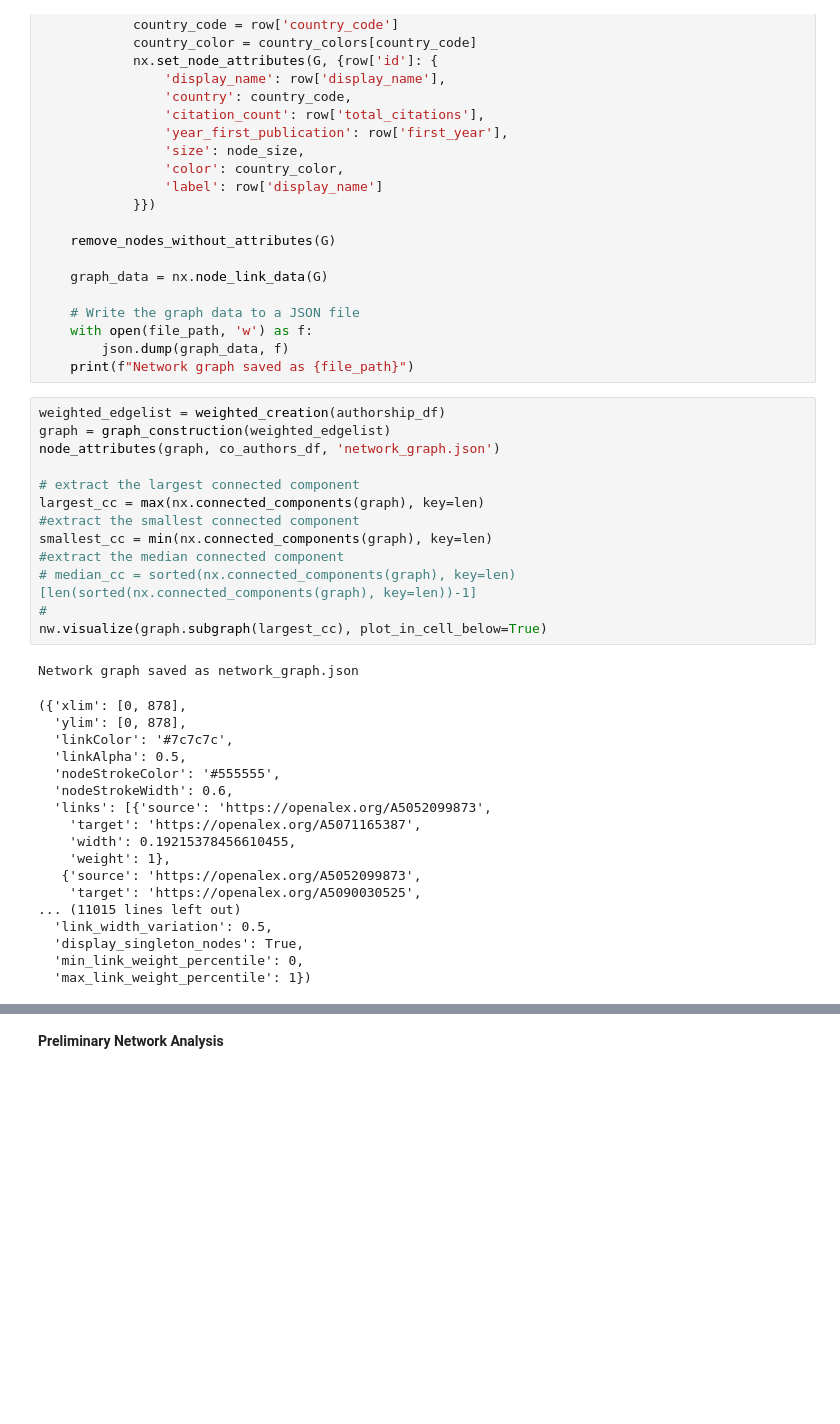
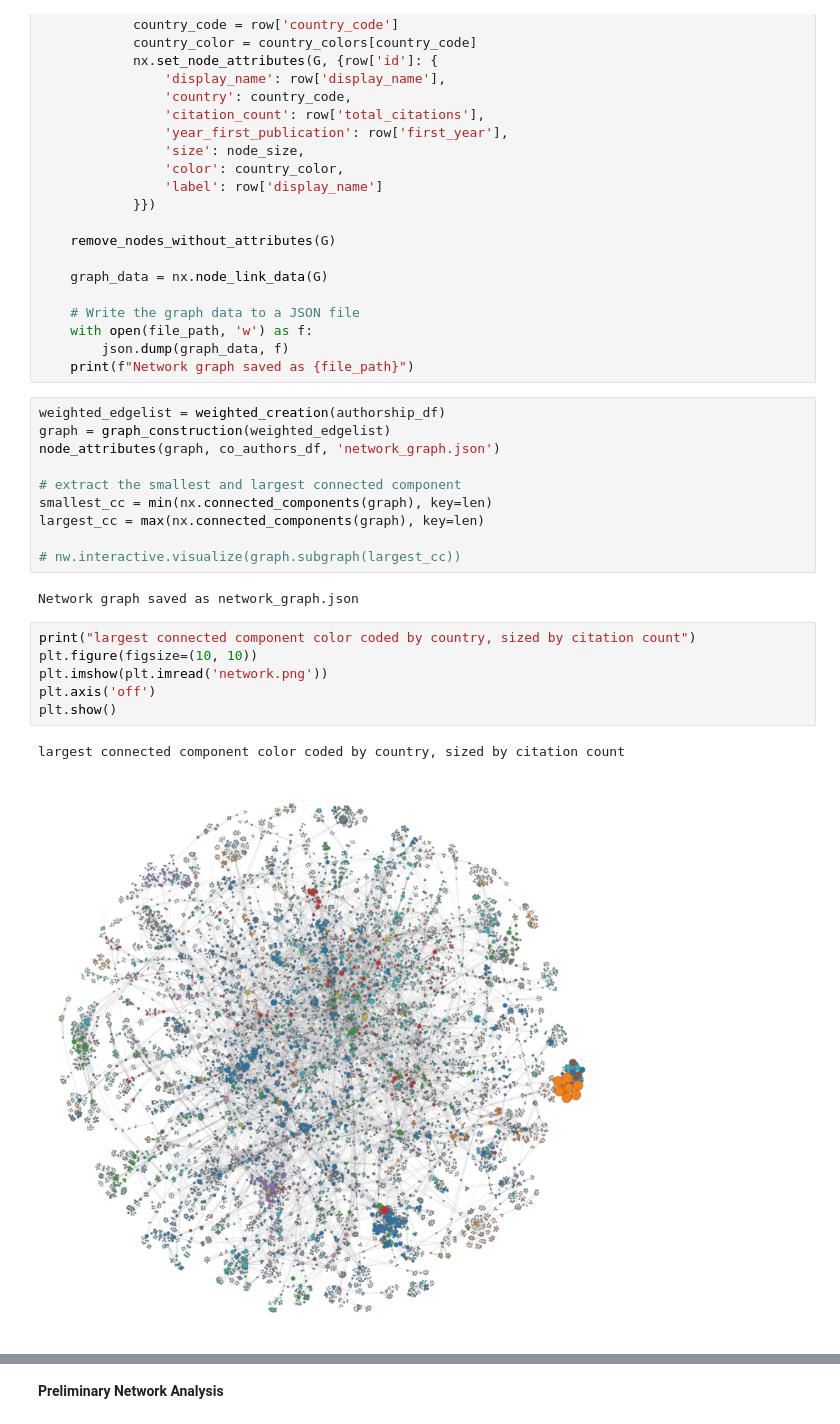
Before and after one commit to LucasEmcken/SocialScienceAssignments, a Jupyter notebook: Assignment1/Assignment1.ipynb, the cells around one changed output, grey strips where cells are left out. Cells and saved outputs as stored; diff of their text form; blank space fills up the shorter version.

```diff
--- a/Assignment1/Assignment1.ipynb
+++ b/Assignment1/Assignment1.ipynb
@@ -602,30 +626,19 @@ weighted_edgelist = weighted_creation(authorship_df)
 graph = graph_construction(weighted_edgelist)
 node_attributes(graph, co_authors_df, 'network_graph.json')
 
-# extract the largest connected component
+# extract the smallest and largest connected component
+smallest_cc = min(nx.connected_components(graph), key=len)
 largest_cc = max(nx.connected_components(graph), key=len)
-#extract the smallest connected component
-smallest_cc = min(nx.connected_components(graph), key=len)
-#extract the median connected component
-# median_cc = sorted(nx.connected_components(graph), key=len)[len(sorted(nx.connected_components(graph), key=len))-1]
-#
-nw.visualize(graph.subgraph(largest_cc), plot_in_cell_below=True)
+
+# nw.interactive.visualize(graph.subgraph(largest_cc))
 # %% [output]
 Network graph saved as network_graph.json
-({'xlim': [0, 878],
-  'ylim': [0, 878],
-  'linkColor': '#7c7c7c',
-  'linkAlpha': 0.5,
-  'nodeStrokeColor': '#555555',
-  'nodeStrokeWidth': 0.6,
-  'links': [{'source': 'https://openalex.org/A5052099873',
-    'target': 'https://openalex.org/A5071165387',
-    'width': 0.19215378456610455,
-    'weight': 1},
-   {'source': 'https://openalex.org/A5052099873',
-    'target': 'https://openalex.org/A5090030525',
-... (11015 lines left out)
-  'link_width_variation': 0.5,
-  'display_singleton_nodes': True,
-  'min_link_weight_percentile': 0,
-  'max_link_weight_percentile': 1})
+# %%
+print("largest connected component color coded by country, sized by citation count")
+plt.figure(figsize=(10, 10))
+plt.imshow(plt.imread('network.png'))
+plt.axis('off')
+plt.show()
+# %% [output]
+largest connected component color coded by country, sized by citation count
+[figure, added]
```
Also changed, not shown: parts of 15 cells of this notebook, 2 other files.
